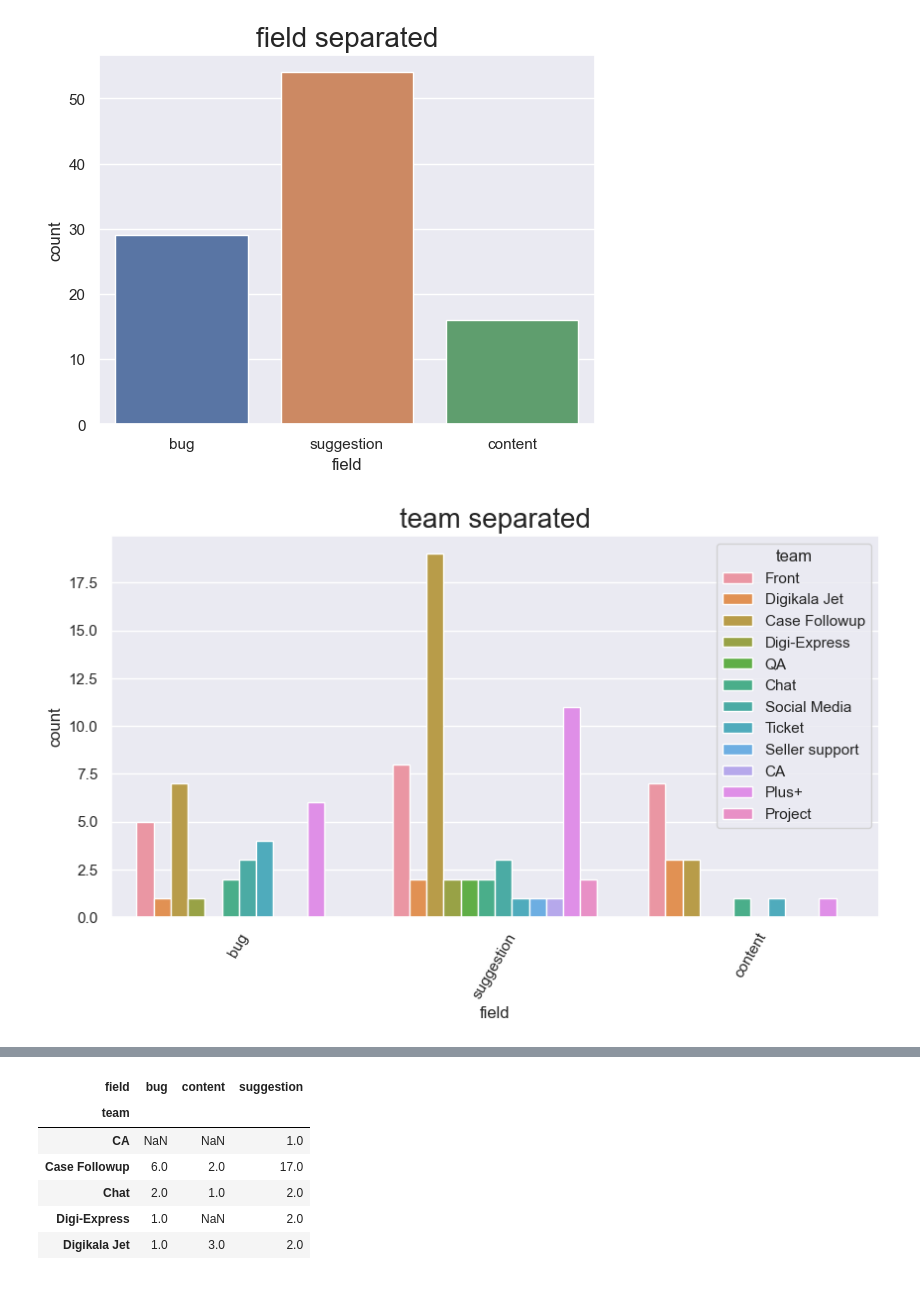
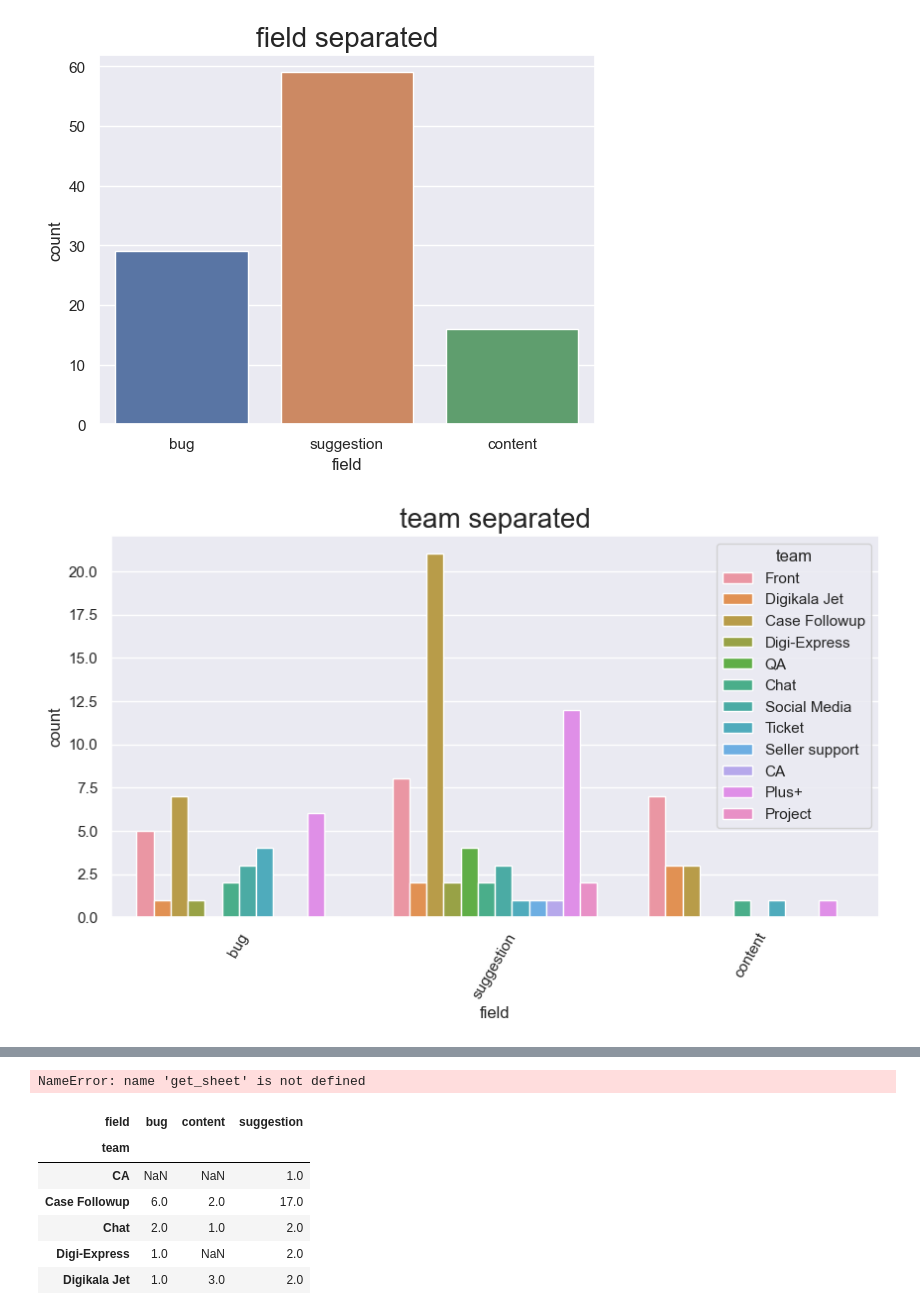
Before and after one commit to ArefFarzaneh/demo, a Jupyter notebook: SpreadSheetRead.ipynb, the cells around one changed output, grey strips where cells are left out. Saved outputs shown, nothing was run; the diff lists cells and outputs as text; code cells hidden in the pictures.

```diff
--- a/SpreadSheetRead.ipynb
+++ b/SpreadSheetRead.ipynb
@@ -43,7 +43,7 @@ def get_sheet(id):
             # Call the Sheets API
     sheet = service.spreadsheets()
     result = sheet.values().get(spreadsheetId=SAMPLE_SPREADSHEET_ID,
-                                        range='A1:M100').execute()
+                                        range='A:M').execute()
     values = result.get('values', [])
 
     df = pd.DataFrame(values[1:], columns=values[0])
@@ -93,32 +93,32 @@ def main():
     df = add_date(df)
     df = rename(df)
     df = preprocessing(df)
 
     sns.countplot(data = df,x = df.field)
     plt.title('field separated',fontsize=20)
     plt.show()
 
     fig=plt.figure(figsize=(10,5))
     ax=sns.countplot(data = df,x = df.field,hue=df.team)
     ax.tick_params(axis='x', rotation=60)
     plt.title('team separated',fontsize=20)
     plt.show()
 
     plt.figure(figsize=(8,5))
     plt.plot(df.groupby('Timestamp')['personal'].count(),c='green')
     plt.xlabel('Date')
     plt.ylabel("# of reported issues")
     plt.show()
     df.groupby(["team","field"]).size().unstack().sort_values(by=["team"],ascending=False).plot(kind='bar', stacked=True, figsize=(7,7))
 
     print(pd.DataFrame(pd.crosstab(df.personal,df.field)).head(10))
 
 
 
 
 
 if __name__ == '__main__':
     main()
 # %% [output]
-[figure, old version]
+[figure, new version]
-[figure, old version]
+[figure, new version]
@@ -141,6 +141,8 @@ df = get_sheet('1wMi1a_Igifrz4MtM4nsbXA-SAl7Mo9uO85nVpW-rL_Q')
 df = add_date(df)
 df = rename(df)
 df=preprocessing(df)
+# %% [output]
+NameError: name 'get_sheet' is not defined
 # %%
 df.groupby(["team","field"]).size().unstack()
 # %% [output]
```
Also changed, not shown: parts of 6 cells of this notebook, 2 other files.
